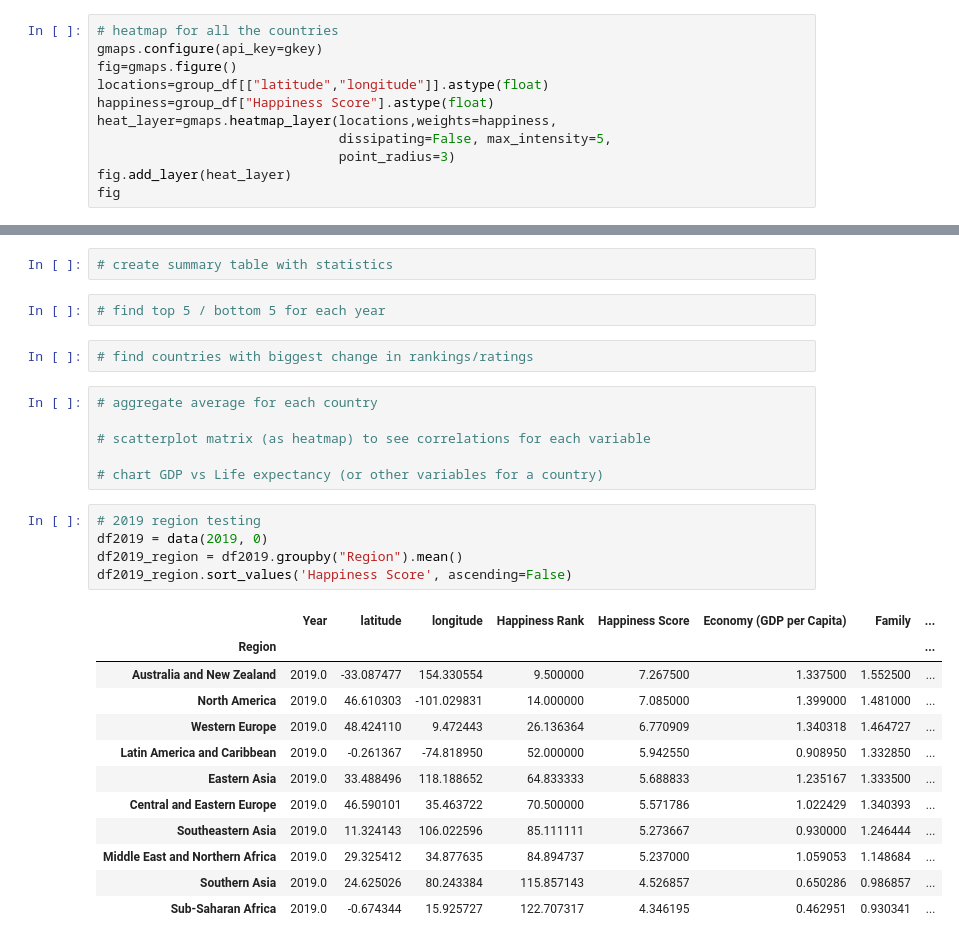
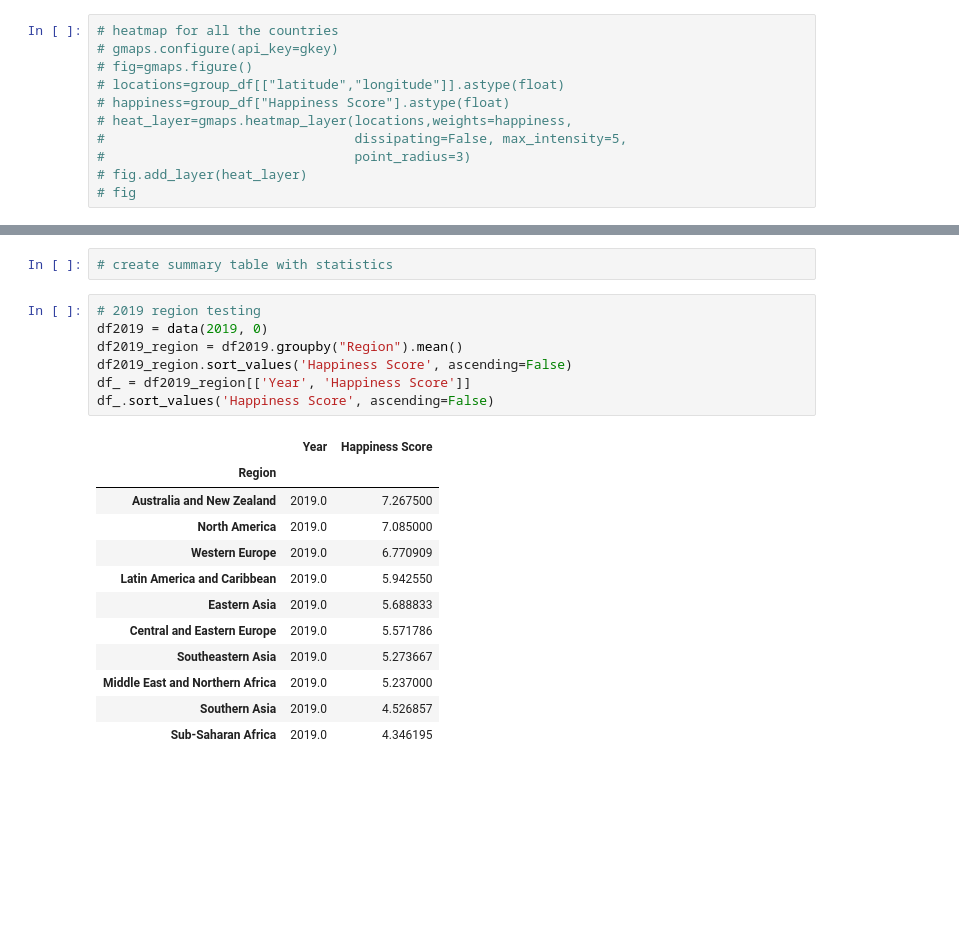
Before and after one commit to nguye453/ucsd_bootcamp_project1, a Jupyter notebook: steve_main.ipynb, the cells around one changed output, grey strips where cells are left out. Saved outputs shown, nothing was run; the diff lists cells and outputs as text; blank space fills up the shorter version.

```diff
--- a/steve_main.ipynb
+++ b/steve_main.ipynb
@@ -134,12 +135,12 @@ clean_data
 group_df = clean_data.groupby(['Region','Country']).mean()
 # %%
 # heatmap for all the countries
-gmaps.configure(api_key=gkey)
-fig=gmaps.figure()
-locations=group_df[["latitude","longitude"]].astype(float)
-happiness=group_df["Happiness Score"].astype(float)
-heat_layer=gmaps.heatmap_layer(locations,weights=happiness,
-                               dissipating=False, max_intensity=5,
-                               point_radius=3)
-fig.add_layer(heat_layer)
-fig
+# gmaps.configure(api_key=gkey)
+# fig=gmaps.figure()
+# locations=group_df[["latitude","longitude"]].astype(float)
+# happiness=group_df["Happiness Score"].astype(float)
+# heat_layer=gmaps.heatmap_layer(locations,weights=happiness,
+#                                dissipating=False, max_intensity=5,
+#                                point_radius=3)
+# fig.add_layer(heat_layer)
+# fig
@@ -368,30 +322,22 @@ r squared value is: 0.4209405897629682
 # %%
 # create summary table with statistics
-# %%
-# find top 5 / bottom 5 for each year
-# %%
-# find countries with biggest change in rankings/ratings
-# %%
-# aggregate average for each country
-
-# scatterplot matrix (as heatmap) to see correlations for each variable
-
-# chart GDP vs Life expectancy (or other variables for a country)
 # %%
 # 2019 region testing
 df2019 = data(2019, 0)
 df2019_region = df2019.groupby("Region").mean()
 df2019_region.sort_values('Happiness Score', ascending=False)
+df_ = df2019_region[['Year', 'Happiness Score']]
+df_.sort_values('Happiness Score', ascending=False)
 # %% [output]
-|  | Year | latitude | longitude | Happiness Rank | Happiness Score | Economy (GDP per Capita) | Family | ... |
-| Region |  |  |  |  |  |  |  | ... |
-| Australia and New Zealand | 2019.0 | -33.087477 | 154.330554 | 9.500000 | 7.267500 | 1.337500 | 1.552500 | ... |
-| North America | 2019.0 | 46.610303 | -101.029831 | 14.000000 | 7.085000 | 1.399000 | 1.481000 | ... |
-| Western Europe | 2019.0 | 48.424110 | 9.472443 | 26.136364 | 6.770909 | 1.340318 | 1.464727 | ... |
-| Latin America and Caribbean | 2019.0 | -0.261367 | -74.818950 | 52.000000 | 5.942550 | 0.908950 | 1.332850 | ... |
-| Eastern Asia | 2019.0 | 33.488496 | 118.188652 | 64.833333 | 5.688833 | 1.235167 | 1.333500 | ... |
-| Central and Eastern Europe | 2019.0 | 46.590101 | 35.463722 | 70.500000 | 5.571786 | 1.022429 | 1.340393 | ... |
-| Southeastern Asia | 2019.0 | 11.324143 | 106.022596 | 85.111111 | 5.273667 | 0.930000 | 1.246444 | ... |
-| Middle East and Northern Africa | 2019.0 | 29.325412 | 34.877635 | 84.894737 | 5.237000 | 1.059053 | 1.148684 | ... |
-| Southern Asia | 2019.0 | 24.625026 | 80.243384 | 115.857143 | 4.526857 | 0.650286 | 0.986857 | ... |
-| Sub-Saharan Africa | 2019.0 | -0.674344 | 15.925727 | 122.707317 | 4.346195 | 0.462951 | 0.930341 | ... |
+|  | Year | Happiness Score |
+| Region |  |  |
+| Australia and New Zealand | 2019.0 | 7.267500 |
+| North America | 2019.0 | 7.085000 |
+| Western Europe | 2019.0 | 6.770909 |
+| Latin America and Caribbean | 2019.0 | 5.942550 |
+| Eastern Asia | 2019.0 | 5.688833 |
+| Central and Eastern Europe | 2019.0 | 5.571786 |
+| Southeastern Asia | 2019.0 | 5.273667 |
+| Middle East and Northern Africa | 2019.0 | 5.237000 |
+| Southern Asia | 2019.0 | 4.526857 |
+| Sub-Saharan Africa | 2019.0 | 4.346195 |
```
Also changed, not shown: parts of 16 cells of this notebook.
